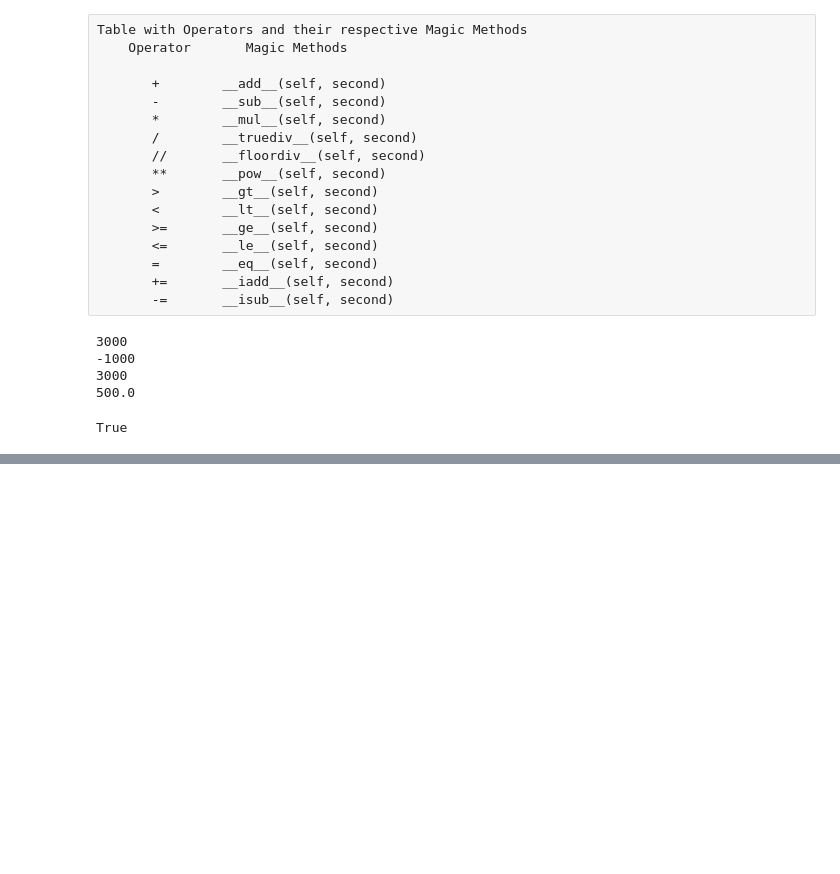
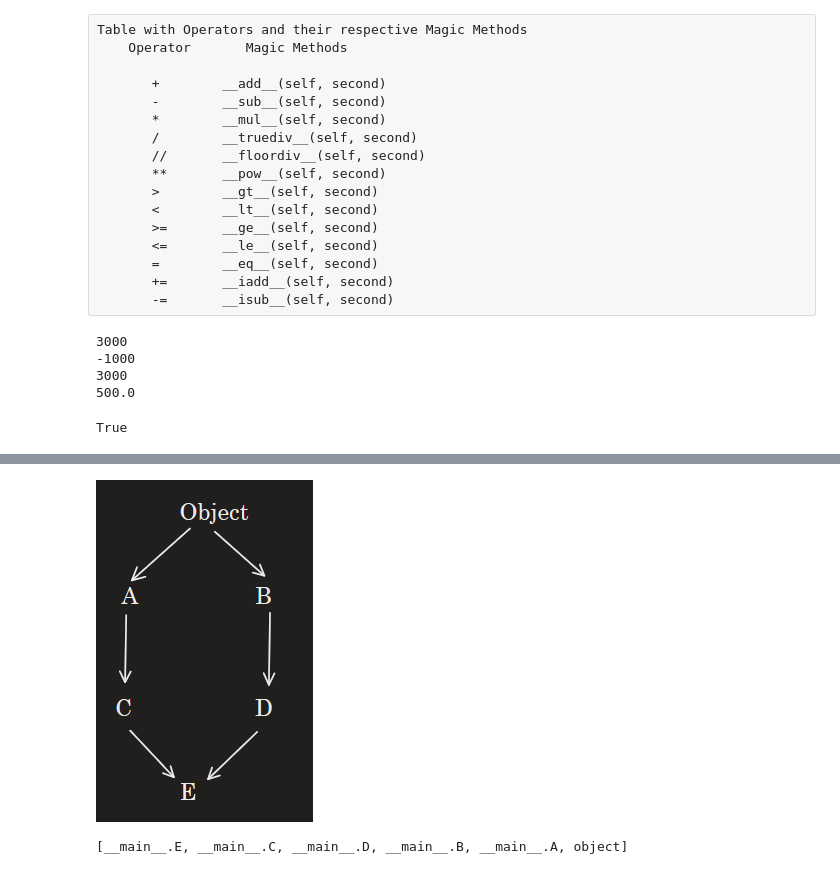
Before and after one commit to MJShreelakshmi/FS-Repo, a Jupyter notebook: Python/OOPS/OOPS - 3.ipynb, the cells around one changed output, grey strips where cells are left out. Drawn from its saved outputs; the diff is of its cells as text; code cells hidden in the pictures; blank space fills up the shorter version.

```diff
--- a/Python/OOPS/OOPS - 3.ipynb
+++ b/Python/OOPS/OOPS - 3.ipynb
@@ -314,0 +426,28 @@ True
+# %%
+img1 = Image.open('Parents with different Parent.png')
+img1
+# %% [output]
+[figure, added]
+# %%
+class A:
+    a = 10
+    def __init__(self):
+        print('__init__ of A class')
+
+class B(A):
+    b = 20
+    def __init__(self):
+        print('__init__ of B class')
+
+class C(A):
+    pass
+
+class D(B):
+    pass
+
+class E(C,D):
+    pass
+
+E.mro()  # E --> C --> A --> D --> B --> object
+# %% [output]
+[__main__.E, __main__.C, __main__.D, __main__.B, __main__.A, object]
```
Also changed, not shown: parts of 16 cells of this notebook, 12 other files.
